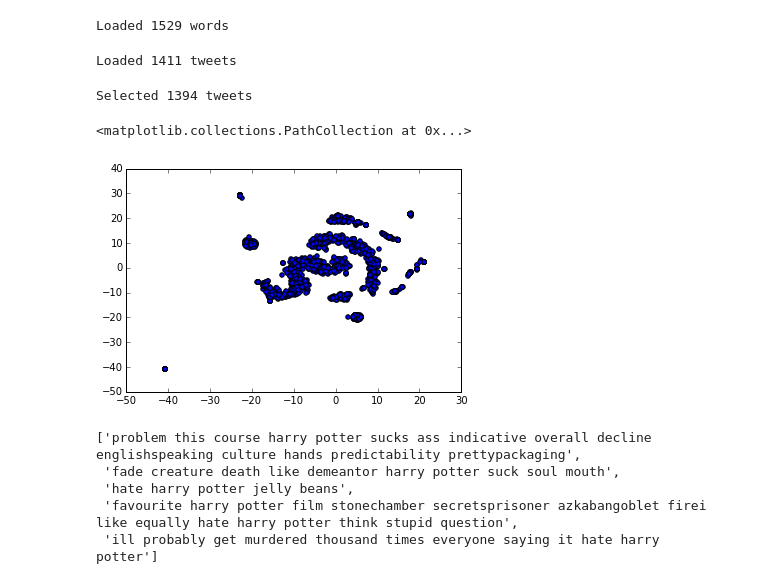
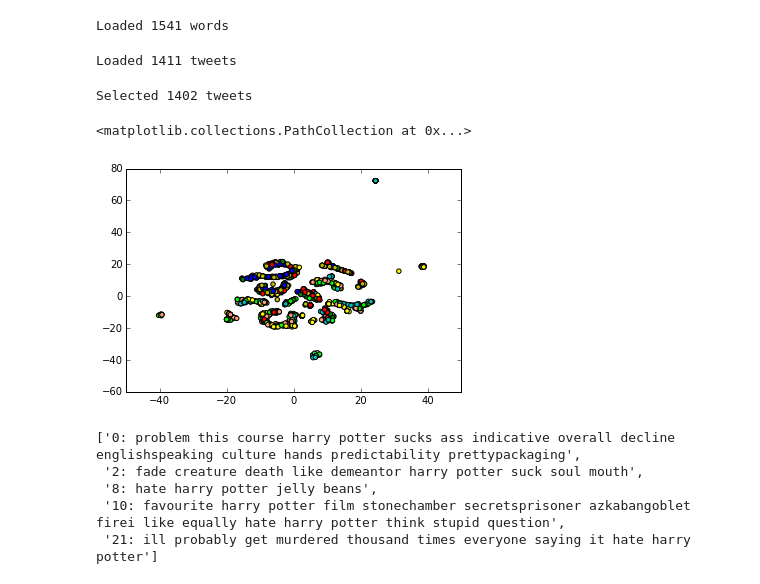
Before and after one commit to covix/laughing-computing-machine, a Jupyter notebook: notebooks/film_visualization.ipynb, the cells around one changed output. Cells and saved outputs as stored; diff of their text form; code cells hidden in the pictures.

```diff
--- a/notebooks/film_visualization.ipynb
+++ b/notebooks/film_visualization.ipynb
@@ -10,7 +10,9 @@ import pandas as pd
 %matplotlib inline
 # %%
 def load_embeddings(file_name):
-    with codecs.open(file_name, 'r', 'utf-8') as f_in:
+    with open(file_name, 'r') as f_in:
+#         print("Skipping first line")
+#         f_in.readline()
         vocabulary, wv = zip(*[line.strip().split(' ', 1) for line in f_in])
     wv = np.loadtxt(wv)
     return wv, vocabulary
@@ -24,6 +26,7 @@ colors = {
     'Brokeback Mountain +': 'yellow',
     'Mission Impossible -': 'g',
     'Mission Impossible +': 'lime',
+    'Movie Word': 'k'
 }
 
 
@@ -31,7 +34,8 @@ film_label = {
     'vinci': ('Da Vinci Code -', 'Da Vinci Code +'),
     'potter': ('Harry Potter -', 'Harry Potter +'),
     'brokeback': ('Brokeback Mountain -', 'Brokeback Mountain +'),
-    'impossible': ('Mission Impossible -', 'Mission Impossible +')
+    'impossible': ('Mission Impossible -', 'Mission Impossible +'),
+    'movie_word': ('Movie Word')
 }
 
 filmwords = {'mission', 'impossible', 'harry', 'potter', 'code', 'da', 'vinci', 'mountain', 'brokeback'}
@@ -42,7 +46,7 @@ vocabulary = np.array(vocabulary)
 vocabulary_dict = {i: idx for idx, i in enumerate(vocabulary)}
 print("Loaded {} words".format(len(vocabulary)))
 # %% [output]
-Loaded 1529 words
+Loaded 1541 words
 # %%
 tweets_w2v_file = '../output/kaggle_w2v_tweets.txt'
 with open(tweets_w2v_file) as f:
@@ -56,13 +61,13 @@ print("Loaded {} tweets".format(len(tweets_w2v)))
 # %% [output]
 Loaded 1411 tweets
 # %%
-m, tweets_w2v_avg, point_labels = [], [], []
+m, tweets_w2v_avg, point_labels, c = [], [], [], []
 for idx, i in enumerate(tweets_w2v):
     w = set(i.split())
     for k in film_label:
         if k in w:
-            # vecs = [wv[vocabulary_dict[word]] for word in w if word in vocabulary_dict]
-            vecs = [wv[vocabulary_dict[word]] for word in w if word in vocabulary_dict and word not in filmwords]
+            vecs = [wv[vocabulary_dict[word]] for word in w if word in vocabulary_dict]
+#             vecs = [wv[vocabulary_dict[word]] for word in w if word in vocabulary_dict and word not in filmwords]
             if not len(vecs):
                 break
 
@@ -70,22 +75,25 @@ for idx, i in enumerate(tweets_w2v):
             vecs = np.array(vecs)
             tweets_w2v_avg.append(np.mean(vecs, axis=0))
             point_labels.append(film_label[k][labels_w2v[idx]])
+            c.append(colors[point_labels[-1]])
             break
 
 tweets_w2v = tweets_w2v[m]
 tweets_w2v_avg = np.array(tweets_w2v_avg)
 print("Selected {} tweets".format(len(tweets_w2v_avg)))
+
+tweets_w2v = np.array(["{}: {}".format(idx, i) for idx, i in enumerate(tweets_w2v)])
 # %% [output]
-Selected 1394 tweets
+Selected 1402 tweets
 # %%
 tsne = TSNE(n_components=2, random_state=0)
 np.set_printoptions(suppress=True)
 Y = tsne.fit_transform(tweets_w2v_avg)
 # %%
-plt.scatter(Y[:, 0], Y[:, 1])
+plt.scatter(Y[:, 0], Y[:, 1], c=c)
 # %% [output]
 <matplotlib.collections.PathCollection at 0x...>
-[figure, old version]
+[figure, new version]
 # %%
 # plt.scatter(Y[:, 0], Y[:, 1], c=c)
 # for label, x, y in zip(tweets_w2v, Y[:, 0], Y[:, 1]):
@@ -125,11 +133,11 @@ class TopToolbar(mpld3.plugins.PluginBase):
 df = pd.DataFrame(dict(x=Y[:, 0], y=Y[:, 1], label=point_labels, title=tweets_w2v))
 df[df.label == 'Harry Potter -']['title'].head().tolist()
 # %% [output]
-['problem this course harry potter sucks ass indicative overall decline englishspeaking culture hands predictability prettypackaging',
- 'fade creature death like demeantor harry potter suck soul mouth',
- 'hate harry potter jelly beans',
- 'favourite harry potter film stonechamber secretsprisoner azkabangoblet firei like equally hate harry potter think stupid question',
- 'ill probably get murdered thousand times everyone saying it hate harry potter']
+['0: problem this course harry potter sucks ass indicative overall decline englishspeaking culture hands predictability prettypackaging',
+ '2: fade creature death like demeantor harry potter suck soul mouth',
+ '8: hate harry potter jelly beans',
+ '10: favourite harry potter film stonechamber secretsprisoner azkabangoblet firei like equally hate harry potter think stupid question',
+ '21: ill probably get murdered thousand times everyone saying it hate harry potter']
 # %%
 #group by cluster
 groups = df.groupby('label')
```
Also changed, not shown: parts of 2 cells of this notebook, 10 other files.
